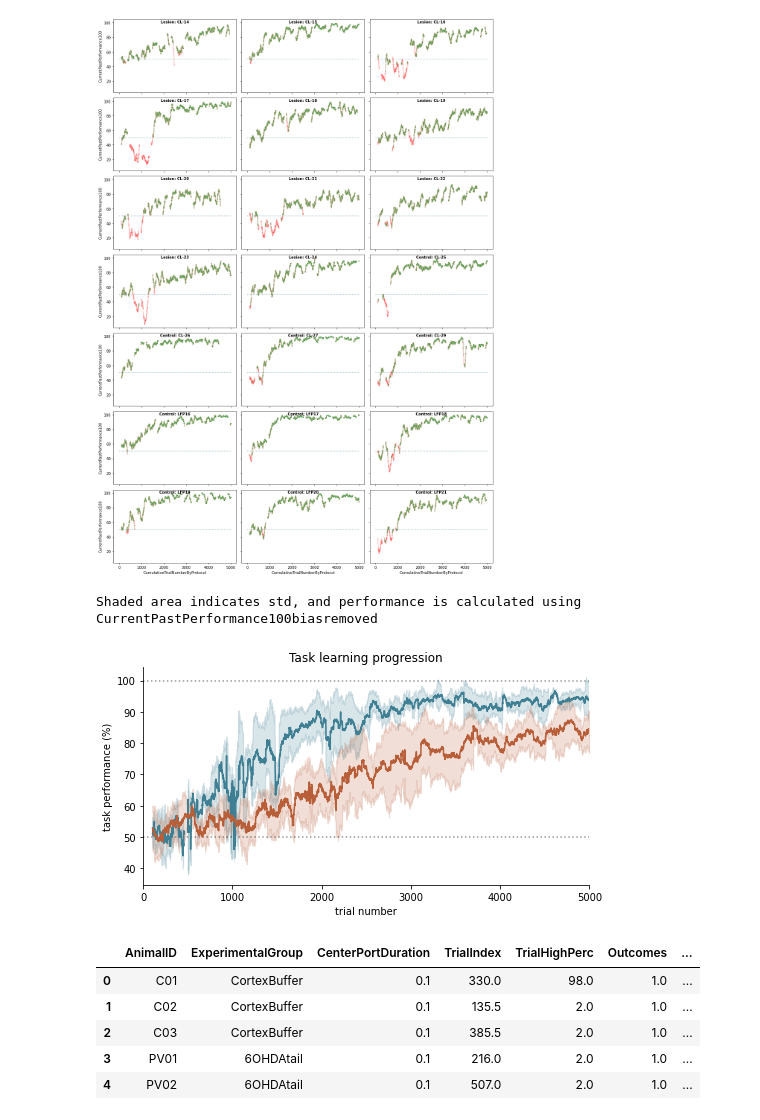
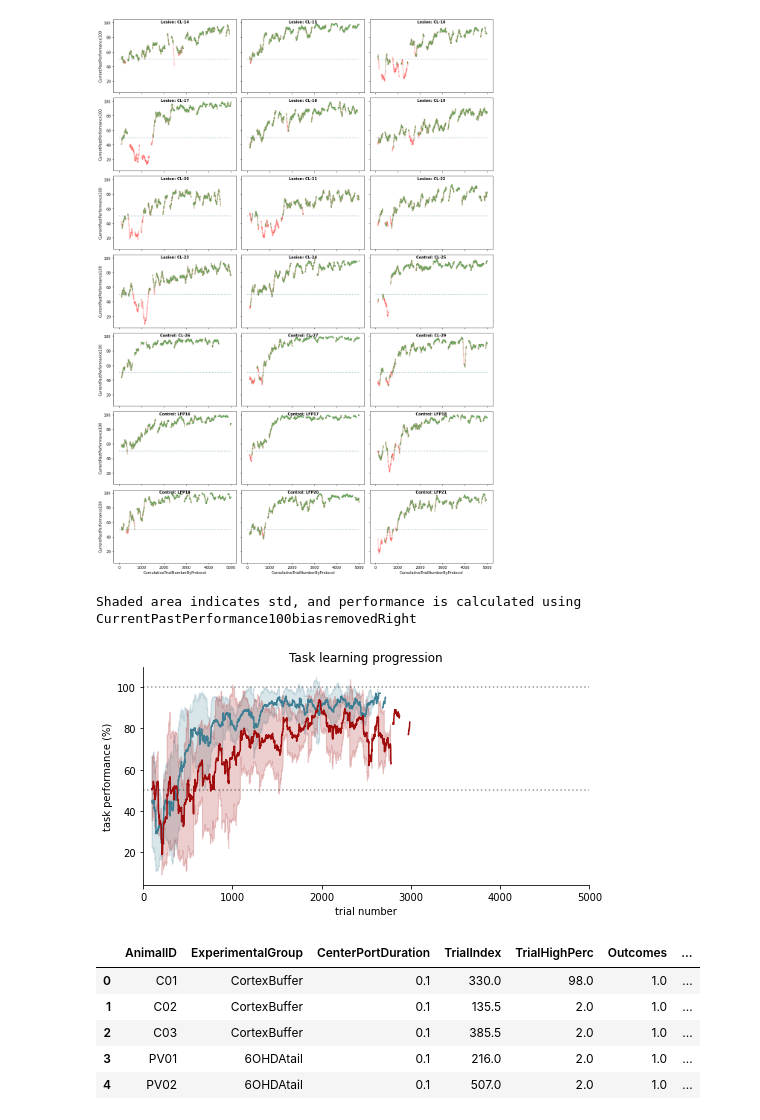
Before and after one commit to SainsburyWellcomeCentre/SJLab_APE_paper, a Jupyter notebook: docs/figures_notebooks/Figure_1_HIJLMN_Nature.ipynb, the cells around one changed output. Drawn from its saved outputs; the diff is of its cells as text; code cells hidden in the pictures.

```diff
--- a/docs/figures_notebooks/Figure_1_HIJLMN_Nature.ipynb
+++ b/docs/figures_notebooks/Figure_1_HIJLMN_Nature.ipynb
@@ -245,23 +225,42 @@ plt.show(fig)
 #### Recalculate performance
 PAST_WINDOW = 100
 CumPerList = []
+CumPerListLeft = []
+CumPerListRight = []
+bias_mask_left = df_to_plot.TrialSide==1
+bias_mask_right = df_to_plot.TrialSide==2
 for Sid in pd.unique(df_to_plot['SessionID']):
     CumPerList.append(cuf.perf_window_calculator(df_to_plot[np.logical_and(bias_mask,
                                                                            df_to_plot['SessionID']==Sid)],
                                                  PAST_WINDOW))
+    CumPerListLeft.append(cuf.perf_window_calculator(df_to_plot[np.logical_and(bias_mask_left,
+                                                                               df_to_plot['SessionID']==Sid)],
+                                                 PAST_WINDOW))
+    CumPerListRight.append(cuf.perf_window_calculator(df_to_plot[np.logical_and(bias_mask_right,
+                                                                               df_to_plot['SessionID']==Sid)],
+                                                 PAST_WINDOW))
 # flatten the list of lists
 df_to_plot.loc[bias_mask, 'CurrentPastPerformance100biasremoved'] = np.array(list(chain(*[x for x in CumPerList])))
+df_to_plot.loc[bias_mask_left, 'CurrentPastPerformance100biasremovedLeft'] = np.array(list(chain(*[x for x in CumPerListLeft])))
+df_to_plot.loc[bias_mask_right, 'CurrentPastPerformance100biasremovedRight'] = np.array(list(chain(*[x for x in CumPerListRight])))
 # %%
 # Performance differences between groups across learning
-col_to_plot = 'CurrentPastPerformance100biasremoved'
-fig1 = make_figures.make_figure_differences_performance_between_groups(df_to_plot, col_to_plot,
+col_to_plot = 'CurrentPastPerformance100biasremovedRight'
+df_to_plot_left = df_to_plot[df_to_plot.TrialSide==2].copy()
+# recalculate CumulativeCumulativeTrialNumberByProtocol
+for Aid in pd.unique(df_to_plot_left['AnimalID']):
+    adf = df_to_plot_left[df_to_plot_left['AnimalID']==Aid].copy()
+    ctnbp = [range(1, len(adf)+1)]
+    df_to_plot_left.loc[df_to_plot_left['AnimalID']==Aid, 'CumulativeTrialNumberByProtocol'] = np.array(list(chain(*ctnbp)))
+
+fig1 = make_figures.make_figure_differences_performance_between_groups(df_to_plot_left, col_to_plot,
                                                                        hue_order, color_palette)
 
-plt.savefig('Performance_between_groups.pdf', transparent=True, bbox_inches='tight')
+plt.savefig('ED2e.pdf', transparent=True, bbox_inches='tight')
 fig1.show()
 print('Shaded area indicates std, and performance is calculated using', col_to_plot)
 # %% [output]
-Shaded area indicates std, and performance is calculated using CurrentPastPerformance100biasremoved
+Shaded area indicates std, and performance is calculated using CurrentPastPerformance100biasremovedRight
-[figure, old version]
+[figure, new version]
 # %%
 # save the data from the figure showing all the mice
```
Also changed, not shown: parts of 2 cells of this notebook, 10 other files.
